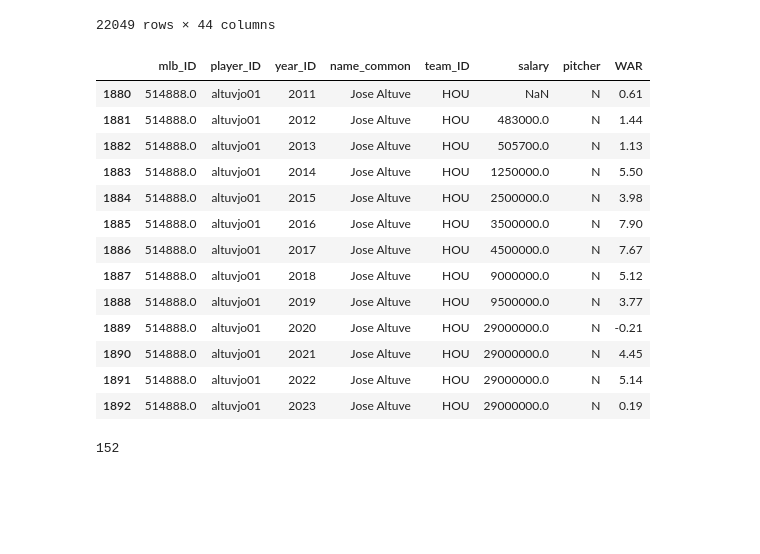
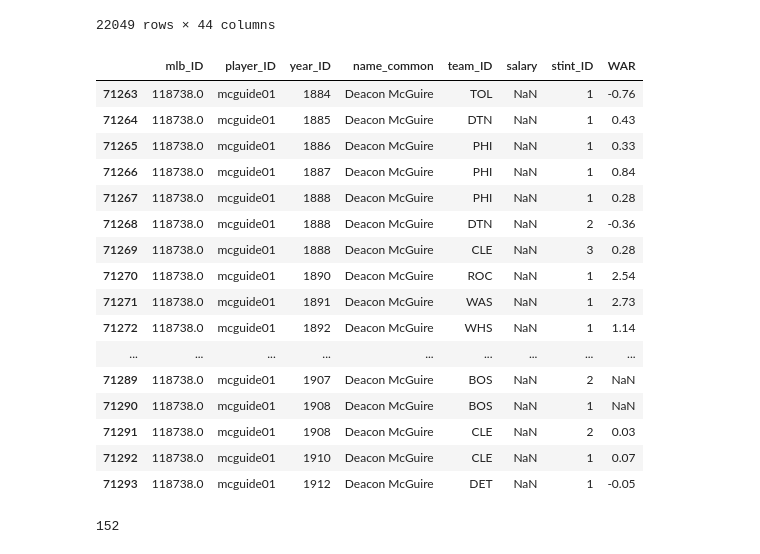
Before and after one commit to MemoGJ/Hector_G_Capstone, a Jupyter notebook: EDA_draft.ipynb, the cells around one changed output. Cells and saved outputs as stored; diff of their text form; code cells hidden in the pictures; blank space fills up the shorter version.

```diff
--- a/EDA_draft.ipynb
+++ b/EDA_draft.ipynb
@@ -114,22 +148,25 @@ df.groupby('name_common').sum()
 | Óscar Mercado | 157.0 | 3842748.0 | 12127 | 7 | 971.0 | 295 | 2123.3 | -19.48 | 3.55 | 0.24 | ... |
 22049 rows × 44 columns
 # %%
-df.loc[df['name_common'] == 'Jose Altuve'][['mlb_ID','player_ID', 'year_ID','name_common','team_ID','salary','pitcher','WAR']]
+df.loc[df['name_common'] == 'Deacon McGuire'][['mlb_ID','player_ID', 'year_ID','name_common','team_ID','salary','stint_ID','WAR']]
 # %% [output]
-|  | mlb_ID | player_ID | year_ID | name_common | team_ID | salary | pitcher | WAR |
-| 1880 | 514888.0 | altuvjo01 | 2011 | Jose Altuve | HOU | NaN | N | 0.61 |
-| 1881 | 514888.0 | altuvjo01 | 2012 | Jose Altuve | HOU | 483000.0 | N | 1.44 |
-| 1882 | 514888.0 | altuvjo01 | 2013 | Jose Altuve | HOU | 505700.0 | N | 1.13 |
-| 1883 | 514888.0 | altuvjo01 | 2014 | Jose Altuve | HOU | 1250000.0 | N | 5.50 |
-| 1884 | 514888.0 | altuvjo01 | 2015 | Jose Altuve | HOU | 2500000.0 | N | 3.98 |
-| 1885 | 514888.0 | altuvjo01 | 2016 | Jose Altuve | HOU | 3500000.0 | N | 7.90 |
-| 1886 | 514888.0 | altuvjo01 | 2017 | Jose Altuve | HOU | 4500000.0 | N | 7.67 |
-| 1887 | 514888.0 | altuvjo01 | 2018 | Jose Altuve | HOU | 9000000.0 | N | 5.12 |
-| 1888 | 514888.0 | altuvjo01 | 2019 | Jose Altuve | HOU | 9500000.0 | N | 3.77 |
-| 1889 | 514888.0 | altuvjo01 | 2020 | Jose Altuve | HOU | 29000000.0 | N | -0.21 |
-| 1890 | 514888.0 | altuvjo01 | 2021 | Jose Altuve | HOU | 29000000.0 | N | 4.45 |
-| 1891 | 514888.0 | altuvjo01 | 2022 | Jose Altuve | HOU | 29000000.0 | N | 5.14 |
-| 1892 | 514888.0 | altuvjo01 | 2023 | Jose Altuve | HOU | 29000000.0 | N | 0.19 |
+|  | mlb_ID | player_ID | year_ID | name_common | team_ID | salary | stint_ID | WAR |
+| 71263 | 118738.0 | mcguide01 | 1884 | Deacon McGuire | TOL | NaN | 1 | -0.76 |
+| 71264 | 118738.0 | mcguide01 | 1885 | Deacon McGuire | DTN | NaN | 1 | 0.43 |
+| 71265 | 118738.0 | mcguide01 | 1886 | Deacon McGuire | PHI | NaN | 1 | 0.33 |
+| 71266 | 118738.0 | mcguide01 | 1887 | Deacon McGuire | PHI | NaN | 1 | 0.84 |
+| 71267 | 118738.0 | mcguide01 | 1888 | Deacon McGuire | PHI | NaN | 1 | 0.28 |
+| 71268 | 118738.0 | mcguide01 | 1888 | Deacon McGuire | DTN | NaN | 2 | -0.36 |
+| 71269 | 118738.0 | mcguide01 | 1888 | Deacon McGuire | CLE | NaN | 3 | 0.28 |
+| 71270 | 118738.0 | mcguide01 | 1890 | Deacon McGuire | ROC | NaN | 1 | 2.54 |
+| 71271 | 118738.0 | mcguide01 | 1891 | Deacon McGuire | WAS | NaN | 1 | 2.73 |
+| 71272 | 118738.0 | mcguide01 | 1892 | Deacon McGuire | WHS | NaN | 1 | 1.14 |
+| ... | ... | ... | ... | ... | ... | ... | ... | ... |
+| 71289 | 118738.0 | mcguide01 | 1907 | Deacon McGuire | BOS | NaN | 2 | NaN |
+| 71290 | 118738.0 | mcguide01 | 1908 | Deacon McGuire | BOS | NaN | 1 | NaN |
+| 71291 | 118738.0 | mcguide01 | 1908 | Deacon McGuire | CLE | NaN | 2 | 0.03 |
+| 71292 | 118738.0 | mcguide01 | 1910 | Deacon McGuire | CLE | NaN | 1 | 0.07 |
+| 71293 | 118738.0 | mcguide01 | 1912 | Deacon McGuire | DET | NaN | 1 | -0.05 |
 # %%
 df['year_ID'].max() - df['year_ID'].min()
 # %% [output]
```
Also changed, not shown: parts of 10 cells of this notebook, 1 other file.
